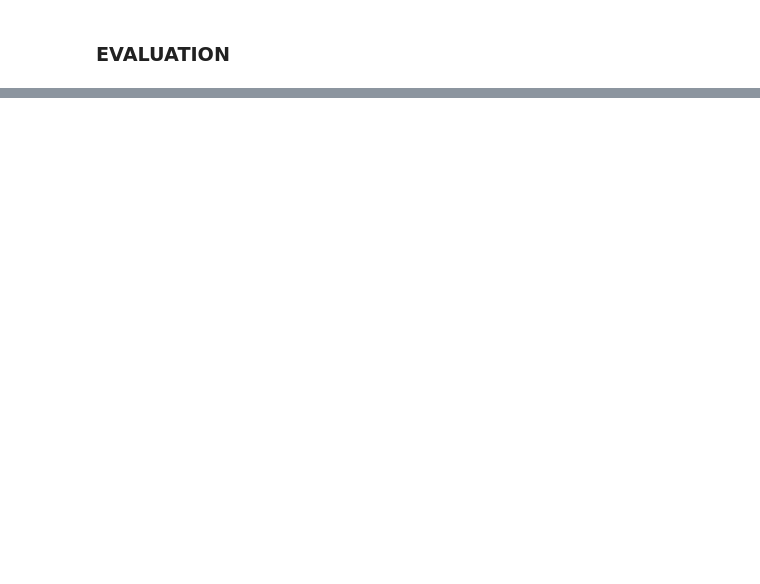
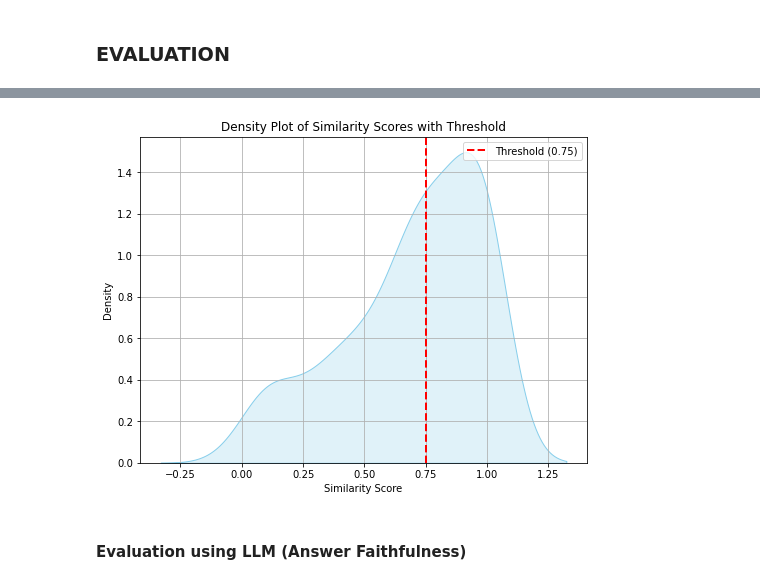
Before and after one commit to bivas16/RAG, a Jupyter notebook: RAG_standard.ipynb, the cells around one changed output, grey strips where cells are left out. Saved outputs shown, nothing was run; the diff lists cells and outputs as text; code cells hidden in the pictures; blank space fills up the shorter version.

```diff
--- a/RAG_standard.ipynb
+++ b/RAG_standard.ipynb
@@ -313,0 +349,4 @@ pp[4]
+# %%
+questions = []
+for text in fil_question:
+    questions.append(text.replace("\n","").replace("?"," ?"))
@@ -313,0 +403,25 @@ pp[4]
+# %%
+answer1_list = []
+rag_answer_list = []
+similarity_score_list = []
+
+# Iterate over the dictionary items
+for key, value in similarity_scores.items():
+    # Extract abstracts and similarity score
+    if len(key) == 2:
+        answer1, rag_answer = key
+    else:
+        answer1, rag_answer = key[0], None
+
+    # Append data to lists
+    answer1_list.append(answer1)
+    rag_answer_list.append(rag_answer)
+    similarity_score_list.append(value)
+
+# Create DataFrame
+cosine_result_df = pd.DataFrame({
+    'Question': questions,
+    'Answer': answer1_list,
+    'RAG_Answer': rag_answer_list,
+    'Similarity Score': similarity_score_list
+})
@@ -313,0 +448,19 @@ pp[4]
+# %%
+# Set the threshold value
+threshold = 0.75
+
+# Create a density plot of similarity scores
+plt.figure(figsize=(8, 6))
+sns.kdeplot(cosine_result_df['Similarity Score'], shade=True, color='skyblue')
+plt.axvline(x=threshold, color='red', linestyle='--', linewidth=2, label=f'Threshold ({threshold})')
+plt.title('Density Plot of Similarity Scores with Threshold')
+plt.xlabel('Similarity Score')
+plt.ylabel('Density')
+plt.legend()
+plt.grid(True)
+plt.savefig("Answer_similarity_Result_RAG.png")
+plt.show()
+# %% [output]
+[figure, added]
+# %% [markdown]
+#### Evaluation using LLM (Answer Faithfulness)
```
Also changed, not shown: parts of 66 cells of this notebook.
